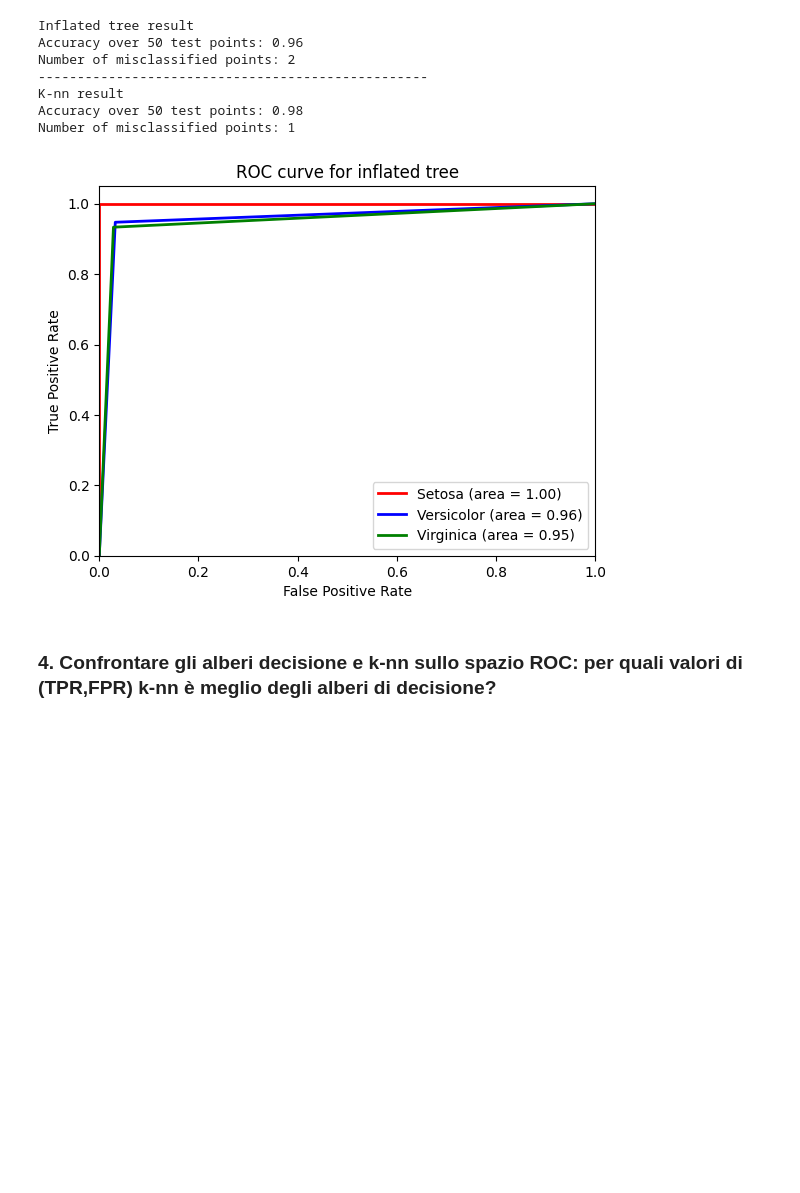
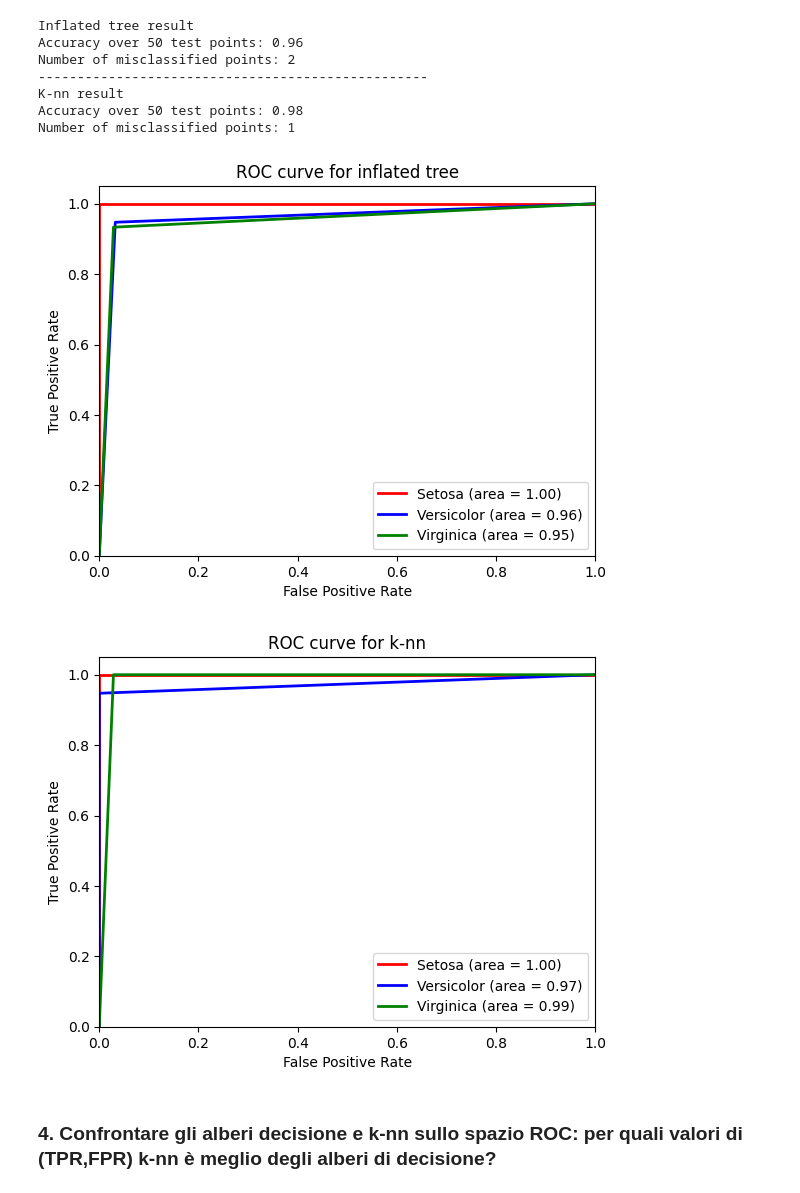
Before and after one commit to jakbtg/AAUT, a Jupyter notebook: Meo/2-classification_iris_knn_aa_22_23.ipynb, the cells around one changed output. Drawn from its saved outputs; the diff is of its cells as text; code cells hidden in the pictures; blank space fills up the shorter version.

Commit message:
added a plot

```diff
--- a/Meo/2-classification_iris_knn_aa_22_23.ipynb
+++ b/Meo/2-classification_iris_knn_aa_22_23.ipynb
@@ -396,33 +396,35 @@ def plotROC(clf, name):
     c1 = probs[:, 0]
     c2 = probs[:, 1]
     c3 = probs[:, 2]
     # set to 1 if probability is greater than 0.5, 0 otherwise
     c1 = np.where(c1 > 0.5, 1, 0)
     c2 = np.where(c2 > 0.5, 1, 0)
     c3 = np.where(c3 > 0.5, 1, 0)
 
     fpr1, tpr1, thresholds1 = roc_curve(y_test, c1, pos_label=0)
     fpr2, tpr2, thresholds2 = roc_curve(y_test, c2, pos_label=1)
     fpr3, tpr3, thresholds3 = roc_curve(y_test, c3, pos_label=2)
     roc_auc1 = auc(fpr1, tpr1)
     roc_auc2 = auc(fpr2, tpr2)
     roc_auc3 = auc(fpr3, tpr3)
 
     plt.figure()
     plt.plot(fpr1, tpr1, color='red', lw=2, label='Setosa (area = %0.2f)' % roc_auc1)
     plt.plot(fpr2, tpr2, color='blue', lw=2, label='Versicolor (area = %0.2f)' % roc_auc2)
     plt.plot(fpr3, tpr3, color='green', lw=2, label='Virginica (area = %0.2f)' % roc_auc3)
     plt.xlim([0.0, 1.0])
     plt.ylim([0.0, 1.05])
     plt.xlabel('False Positive Rate')
     plt.ylabel('True Positive Rate')
     plt.title(f'ROC curve for {name}')
     plt.legend(loc="lower right")
     plt.show()
 
 plotROC(inflated_tree, 'inflated tree')
+plotROC(knn, 'k-nn')
 # %% [output]
 [figure]
+[figure, added]
 # %% [markdown]
 ### 4. Confrontare gli alberi decisione e k-nn sullo spazio ROC: per quali valori di (TPR,FPR) k-nn è meglio degli alberi di decisione?
 # %%
```
